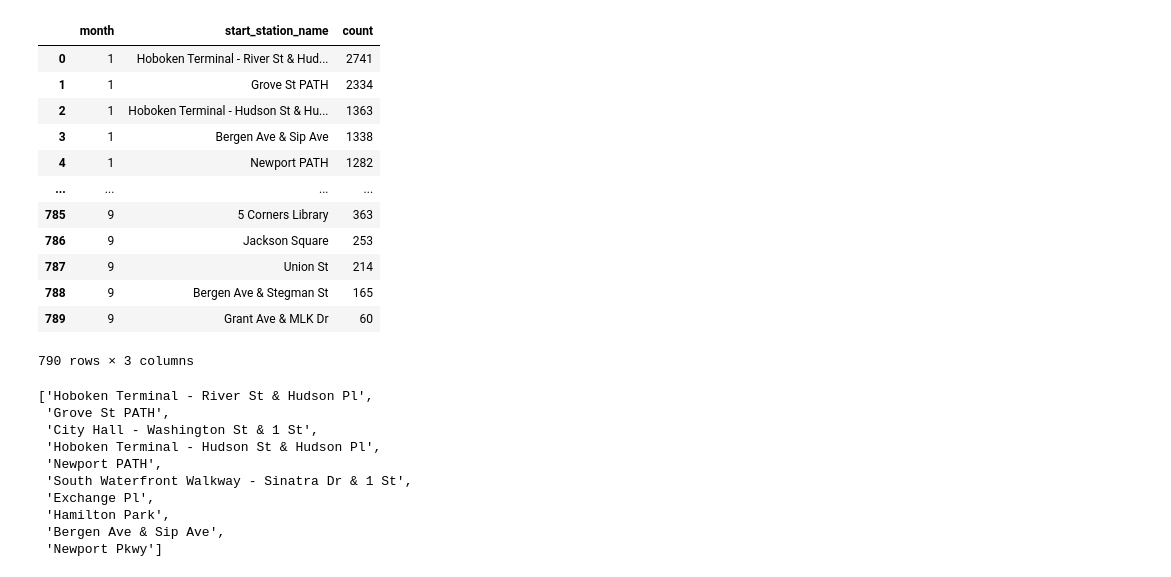
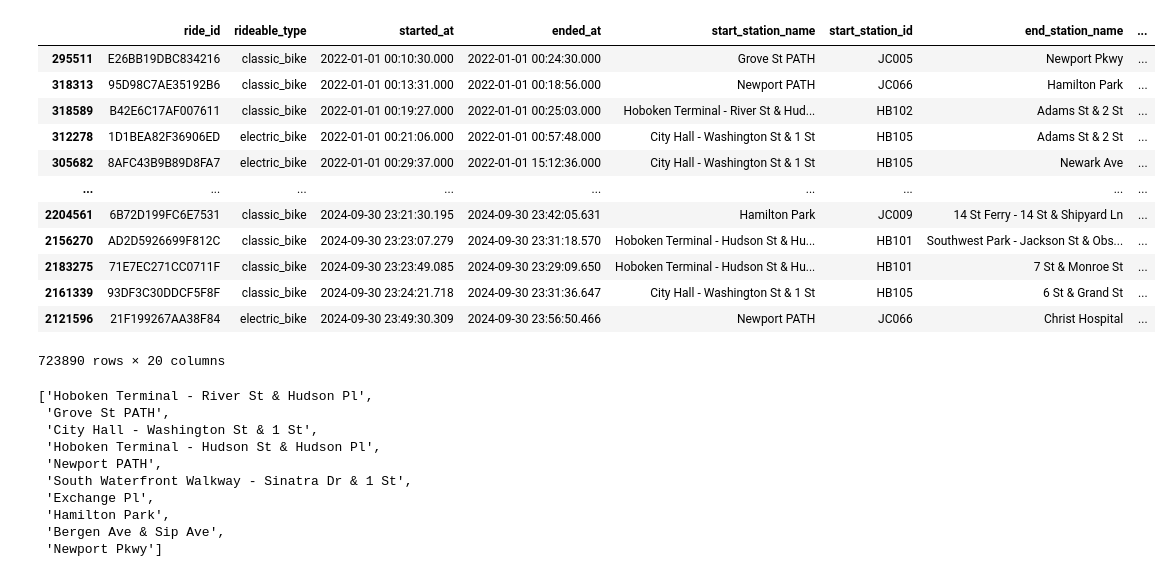
Before and after one commit to tochenan/CitiBike-Demand-Prediction, a Jupyter notebook: EDA.ipynb, the cells around one changed output. Drawn from its saved outputs; the diff is of its cells as text; code cells hidden in the pictures.

```diff
--- a/EDA.ipynb
+++ b/EDA.ipynb
@@ -100,22 +158,22 @@ df = load_data(path)
 df['started_at'] = pd.to_datetime(df['started_at'], format='ISO8601')
 df['month'] = df['started_at'].dt.month
 grouped_df = df.groupby('month')['start_station_name'].value_counts().reset_index(name='count')
-# %%
-grouped_df
-# %% [output]
-|  | month | start_station_name | count |
-| 0 | 1 | Hoboken Terminal - River St & Hud... | 2741 |
-| 1 | 1 | Grove St PATH | 2334 |
-| 2 | 1 | Hoboken Terminal - Hudson St & Hu... | 1363 |
-| 3 | 1 | Bergen Ave & Sip Ave | 1338 |
-| 4 | 1 | Newport PATH | 1282 |
-| ... | ... | ... | ... |
-| 785 | 9 | 5 Corners Library | 363 |
-| 786 | 9 | Jackson Square | 253 |
-| 787 | 9 | Union St | 214 |
-| 788 | 9 | Bergen Ave & Stegman St | 165 |
-| 789 | 9 | Grant Ave & MLK Dr | 60 |
-790 rows × 3 columns
+# %%
+df
+# %% [output]
+|  | ride_id | rideable_type | started_at | ended_at | start_station_name | start_station_id | end_station_name | ... |
+| 295511 | E26BB19DBC834216 | classic_bike | 2022-01-01 00:10:30.000 | 2022-01-01 00:24:30.000 | Grove St PATH | JC005 | Newport Pkwy | ... |
+| 318313 | 95D98C7AE35192B6 | classic_bike | 2022-01-01 00:13:31.000 | 2022-01-01 00:18:56.000 | Newport PATH | JC066 | Hamilton Park | ... |
+| 318589 | B42E6C17AF007611 | classic_bike | 2022-01-01 00:19:27.000 | 2022-01-01 00:25:03.000 | Hoboken Terminal - River St & Hud... | HB102 | Adams St & 2 St | ... |
+| 312278 | 1D1BEA82F36906ED | electric_bike | 2022-01-01 00:21:06.000 | 2022-01-01 00:57:48.000 | City Hall - Washington St & 1 St | HB105 | Adams St & 2 St | ... |
+| 305682 | 8AFC43B9B89D8FA7 | electric_bike | 2022-01-01 00:29:37.000 | 2022-01-01 15:12:36.000 | City Hall - Washington St & 1 St | HB105 | Newark Ave | ... |
+| ... | ... | ... | ... | ... | ... | ... | ... | ... |
+| 2204561 | 6B72D199FC6E7531 | classic_bike | 2024-09-30 23:21:30.195 | 2024-09-30 23:42:05.631 | Hamilton Park | JC009 | 14 St Ferry - 14 St & Shipyard Ln | ... |
+| 2156270 | AD2D5926699F812C | classic_bike | 2024-09-30 23:23:07.279 | 2024-09-30 23:31:18.570 | Hoboken Terminal - Hudson St & Hu... | HB101 | Southwest Park - Jackson St & Obs... | ... |
+| 2183275 | 71E7EC271CC0711F | classic_bike | 2024-09-30 23:23:49.085 | 2024-09-30 23:29:09.650 | Hoboken Terminal - Hudson St & Hu... | HB101 | 7 St & Monroe St | ... |
+| 2161339 | 93DF3C30DDCF5F8F | classic_bike | 2024-09-30 23:24:21.718 | 2024-09-30 23:31:36.647 | City Hall - Washington St & 1 St | HB105 | 6 St & Grand St | ... |
+| 2121596 | 21F199267AA38F84 | electric_bike | 2024-09-30 23:49:30.309 | 2024-09-30 23:56:50.466 | Newport PATH | JC066 | Christ Hospital | ... |
+723890 rows × 20 columns
 # %%
 df['start_station_name'].value_counts().head(10).index.tolist()
 # %% [output]
```
Also changed, not shown: parts of 4 cells of this notebook, 7 other files.
